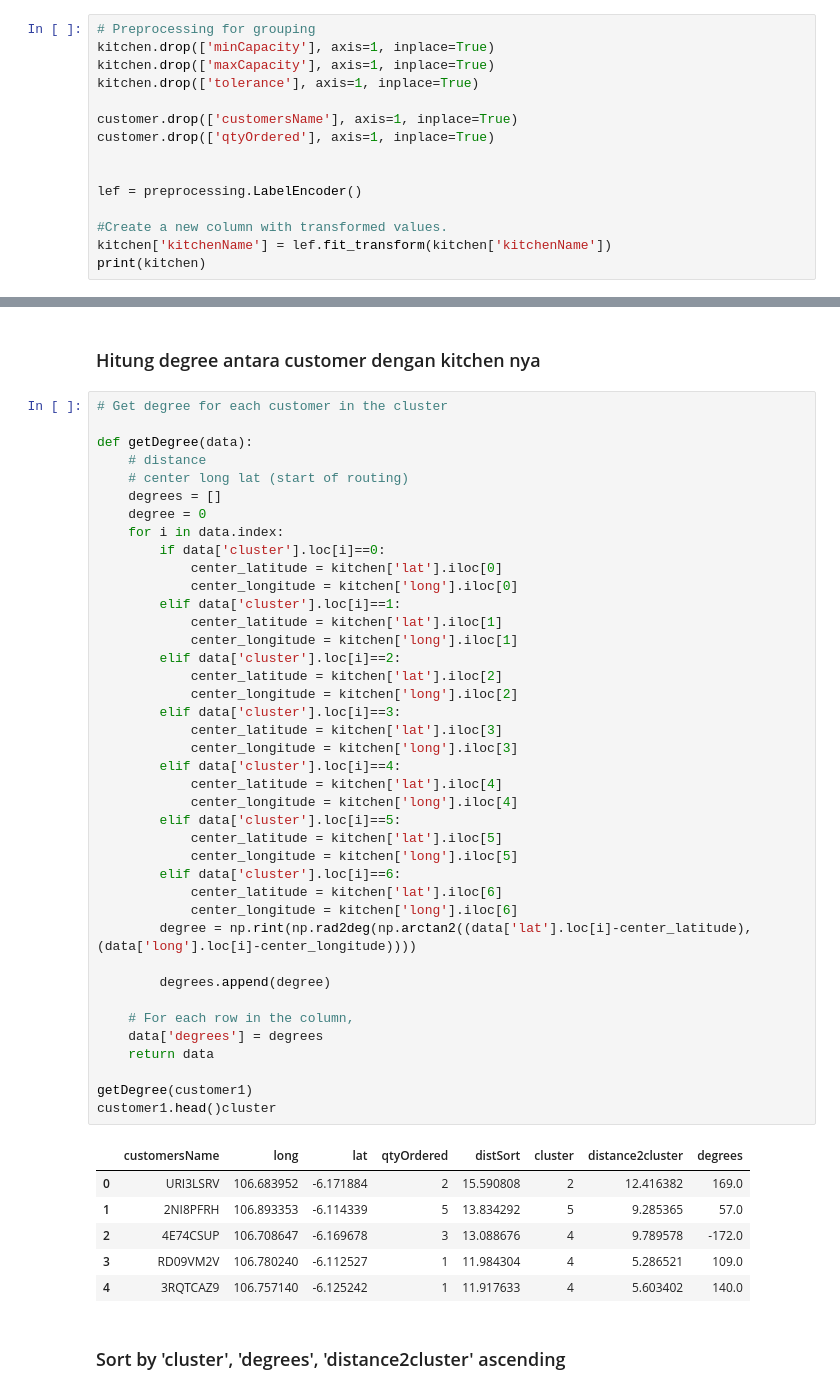
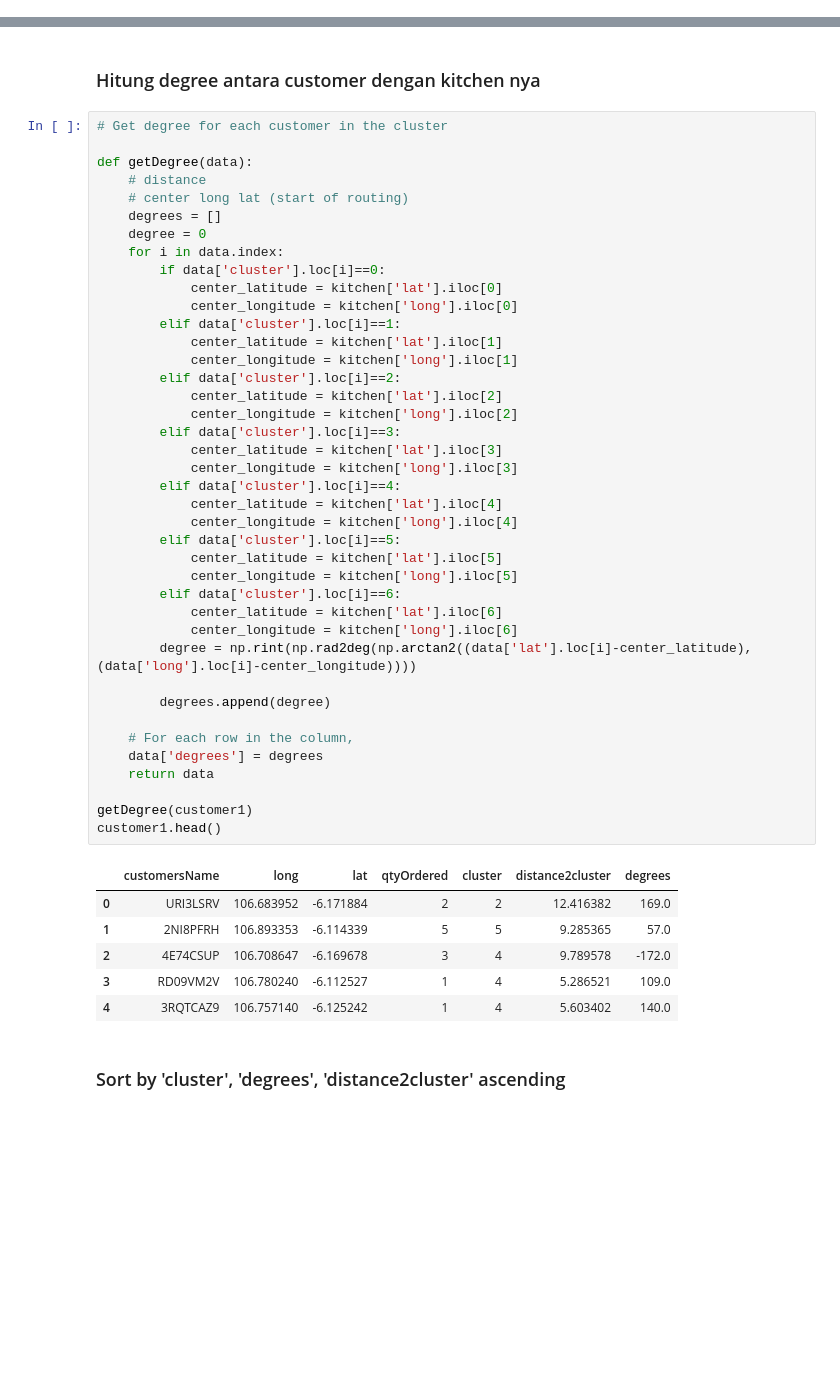
Before and after one commit to ken-kurniawanen/tugas-sains-manajemen, a Jupyter notebook: kulina-fix.ipynb, the cells around one changed output, grey strips where cells are left out. Saved outputs shown, nothing was run; the diff lists cells and outputs as text; blank space fills up the shorter version.

```diff
--- a/kulina-fix.ipynb
+++ b/kulina-fix.ipynb
@@ -49,18 +65,3 @@ Loading BokehJS ...
 [interactive output not drawn]
 [interactive output not drawn]
 [interactive output not drawn]
-# %%
-# Preprocessing for grouping
-kitchen.drop(['minCapacity'], axis=1, inplace=True)
-kitchen.drop(['maxCapacity'], axis=1, inplace=True)
-kitchen.drop(['tolerance'], axis=1, inplace=True)
-
-customer.drop(['customersName'], axis=1, inplace=True)
-customer.drop(['qtyOrdered'], axis=1, inplace=True)
-
-
-lef = preprocessing.LabelEncoder()
-
-#Create a new column with transformed values.
-kitchen['kitchenName'] = lef.fit_transform(kitchen['kitchenName'])
-print(kitchen)
@@ -544,39 +529,39 @@ def getDegree(data):
             center_latitude = kitchen['lat'].iloc[0]
             center_longitude = kitchen['long'].iloc[0]
         elif data['cluster'].loc[i]==1:
             center_latitude = kitchen['lat'].iloc[1]
             center_longitude = kitchen['long'].iloc[1]
         elif data['cluster'].loc[i]==2:
             center_latitude = kitchen['lat'].iloc[2]
             center_longitude = kitchen['long'].iloc[2]
         elif data['cluster'].loc[i]==3:
             center_latitude = kitchen['lat'].iloc[3]
             center_longitude = kitchen['long'].iloc[3]
         elif data['cluster'].loc[i]==4:
             center_latitude = kitchen['lat'].iloc[4]
             center_longitude = kitchen['long'].iloc[4]
         elif data['cluster'].loc[i]==5:
             center_latitude = kitchen['lat'].iloc[5]
             center_longitude = kitchen['long'].iloc[5]
         elif data['cluster'].loc[i]==6:
             center_latitude = kitchen['lat'].iloc[6]
             center_longitude = kitchen['long'].iloc[6]
         degree = np.rint(np.rad2deg(np.arctan2((data['lat'].loc[i]-center_latitude),(data['long'].loc[i]-center_longitude))))
 
         degrees.append(degree)
 
     # For each row in the column,
     data['degrees'] = degrees
     return data
 
 getDegree(customer1)
-customer1.head()cluster
+customer1.head()
 # %% [output]
-|  | customersName | long | lat | qtyOrdered | distSort | cluster | distance2cluster | degrees |
-| 0 | URI3LSRV | 106.683952 | -6.171884 | 2 | 15.590808 | 2 | 12.416382 | 169.0 |
-| 1 | 2NI8PFRH | 106.893353 | -6.114339 | 5 | 13.834292 | 5 | 9.285365 | 57.0 |
-| 2 | 4E74CSUP | 106.708647 | -6.169678 | 3 | 13.088676 | 4 | 9.789578 | -172.0 |
-| 3 | RD09VM2V | 106.780240 | -6.112527 | 1 | 11.984304 | 4 | 5.286521 | 109.0 |
-| 4 | 3RQTCAZ9 | 106.757140 | -6.125242 | 1 | 11.917633 | 4 | 5.603402 | 140.0 |
+|  | customersName | long | lat | qtyOrdered | cluster | distance2cluster | degrees |
+| 0 | URI3LSRV | 106.683952 | -6.171884 | 2 | 2 | 12.416382 | 169.0 |
+| 1 | 2NI8PFRH | 106.893353 | -6.114339 | 5 | 5 | 9.285365 | 57.0 |
+| 2 | 4E74CSUP | 106.708647 | -6.169678 | 3 | 4 | 9.789578 | -172.0 |
+| 3 | RD09VM2V | 106.780240 | -6.112527 | 1 | 4 | 5.286521 | 109.0 |
+| 4 | 3RQTCAZ9 | 106.757140 | -6.125242 | 1 | 4 | 5.603402 | 140.0 |
 # %% [markdown]
 ### Sort by 'cluster', 'degrees', 'distance2cluster'  ascending
```
Also changed, not shown: parts of 20 cells of this notebook, 1 other file.
